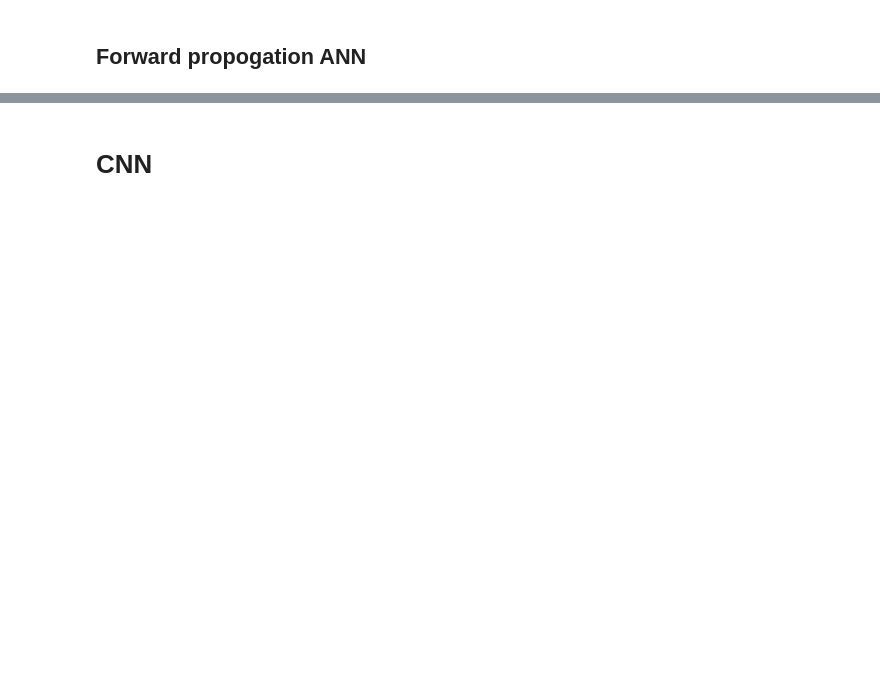
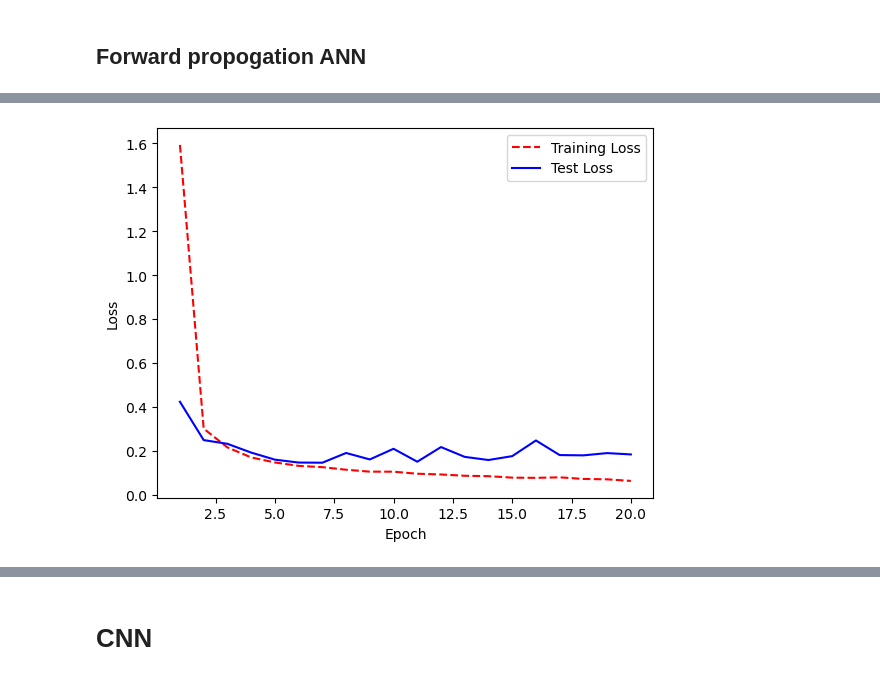
Before and after one commit to Juliet-Blue/ADA-BDSP-CA1-Handwriting-MNIST, a Jupyter notebook: MNIST Keras.ipynb, the cells around one changed output, grey strips where cells are left out. Drawn from its saved outputs; the diff is of its cells as text; code cells hidden in the pictures; blank space fills up the shorter version.

```diff
--- a/MNIST Keras.ipynb
+++ b/MNIST Keras.ipynb
@@ -198,0 +170,4 @@ plt.show();
+# %%
+NNlossplot(history)
+# %% [output]
+[figure, added]
```
Also changed, not shown: parts of 47 cells of this notebook, 1 other file.
